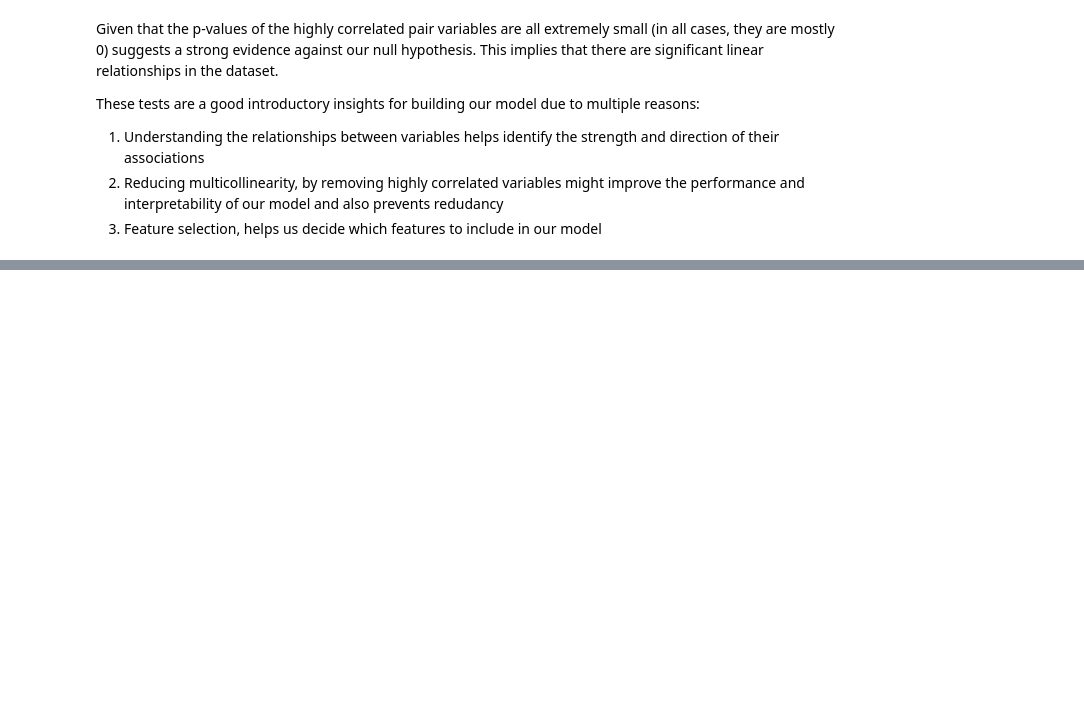
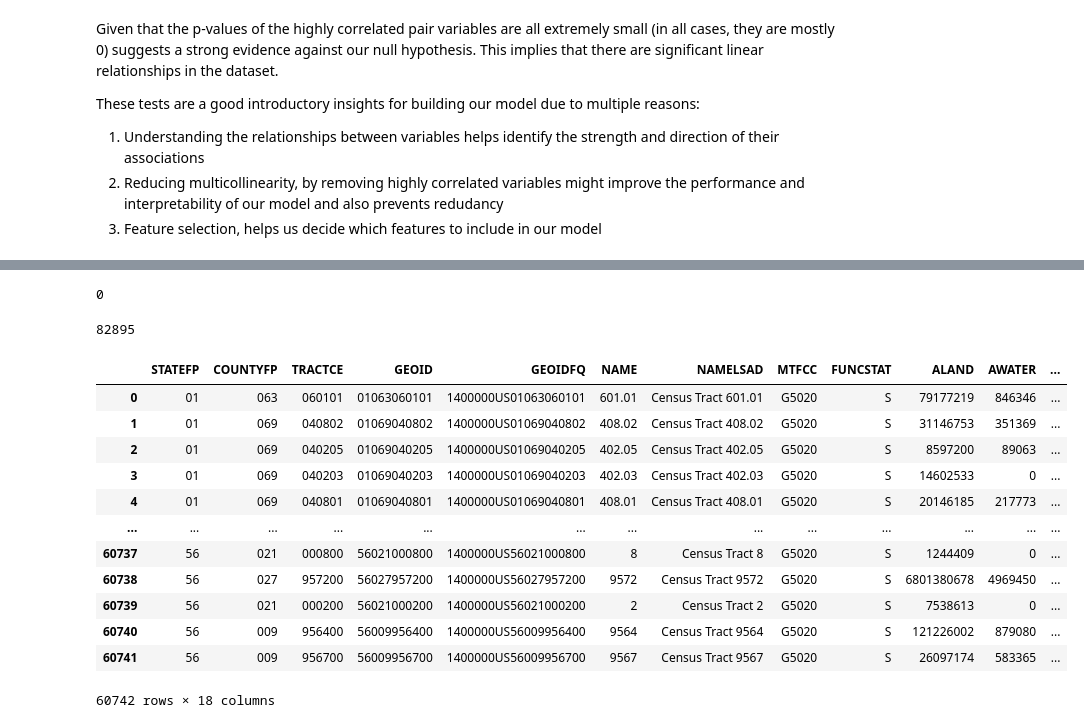
Before and after one commit to JocelArcelona/Bank-Deserts-Phenomenon, a Jupyter notebook: exploratory_data_analysis/EDA_UsCensus.ipynb, the cells around one changed output, grey strips where cells are left out. Drawn from its saved outputs; the diff is of its cells as text; code cells hidden in the pictures; blank space fills up the shorter version.

```diff
--- a/exploratory_data_analysis/EDA.ipynb
+++ b/exploratory_data_analysis/EDA_UsCensus.ipynb
@@ -316,0 +380,30 @@ These tests are a good introductory insights for building our model due to multi
+# %%
+# no rows are duplicated
+acs5.duplicated().sum()
+# %% [output]
+0
+# %%
+# with 82895 unique census tract GEOID
+acs5['GEOID'].nunique()
+# %% [output]
+82895
+# %%
+# load the census tract shapefile path
+shp_file_path = r'C:\Users\jocel\OneDrive\Documents\University_of_Denver\COMP 4447 DS Tools 1\Final Project\Bank-Deserts-Phenomenon\data_preprocessing\ct_shapefiles_data\shp_with_BDS.parquet'
+shapefile_with_BDS = gpd.read_parquet(shp_file_path)
+# %%
+shapefile_with_BDS
+# %% [output]
+|  | STATEFP | COUNTYFP | TRACTCE | GEOID | GEOIDFQ | NAME | NAMELSAD | MTFCC | FUNCSTAT | ALAND | AWATER | ... |
+| 0 | 01 | 063 | 060101 | 01063060101 | 1400000US01063060101 | 601.01 | Census Tract 601.01 | G5020 | S | 79177219 | 846346 | ... |
+| 1 | 01 | 069 | 040802 | 01069040802 | 1400000US01069040802 | 408.02 | Census Tract 408.02 | G5020 | S | 31146753 | 351369 | ... |
+| 2 | 01 | 069 | 040205 | 01069040205 | 1400000US01069040205 | 402.05 | Census Tract 402.05 | G5020 | S | 8597200 | 89063 | ... |
+| 3 | 01 | 069 | 040203 | 01069040203 | 1400000US01069040203 | 402.03 | Census Tract 402.03 | G5020 | S | 14602533 | 0 | ... |
+| 4 | 01 | 069 | 040801 | 01069040801 | 1400000US01069040801 | 408.01 | Census Tract 408.01 | G5020 | S | 20146185 | 217773 | ... |
+| ... | ... | ... | ... | ... | ... | ... | ... | ... | ... | ... | ... | ... |
+| 60737 | 56 | 021 | 000800 | 56021000800 | 1400000US56021000800 | 8 | Census Tract 8 | G5020 | S | 1244409 | 0 | ... |
+| 60738 | 56 | 027 | 957200 | 56027957200 | 1400000US56027957200 | 9572 | Census Tract 9572 | G5020 | S | 6801380678 | 4969450 | ... |
+| 60739 | 56 | 021 | 000200 | 56021000200 | 1400000US56021000200 | 2 | Census Tract 2 | G5020 | S | 7538613 | 0 | ... |
+| 60740 | 56 | 009 | 956400 | 56009956400 | 1400000US56009956400 | 9564 | Census Tract 9564 | G5020 | S | 121226002 | 879080 | ... |
+| 60741 | 56 | 009 | 956700 | 56009956700 | 1400000US56009956700 | 9567 | Census Tract 9567 | G5020 | S | 26097174 | 583365 | ... |
+60742 rows × 18 columns
```
Also changed, not shown: parts of 50 cells of this notebook, 4 other files.
